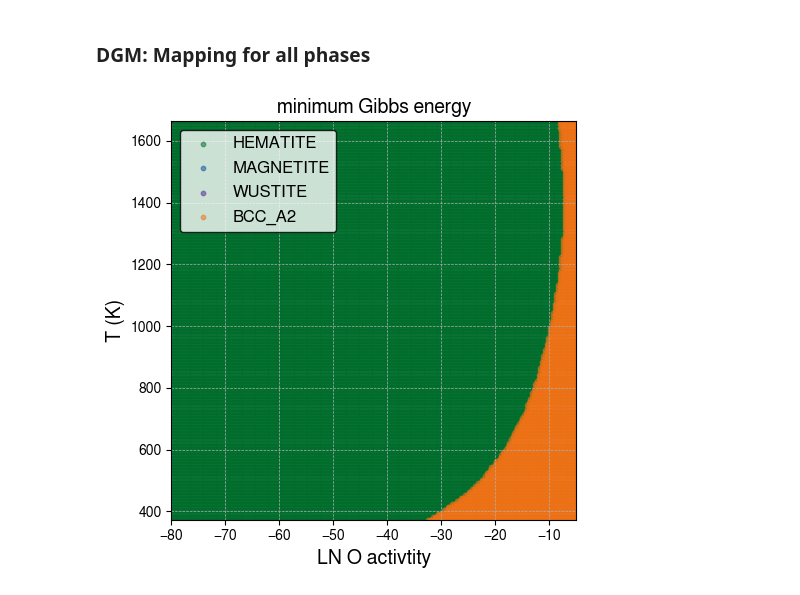
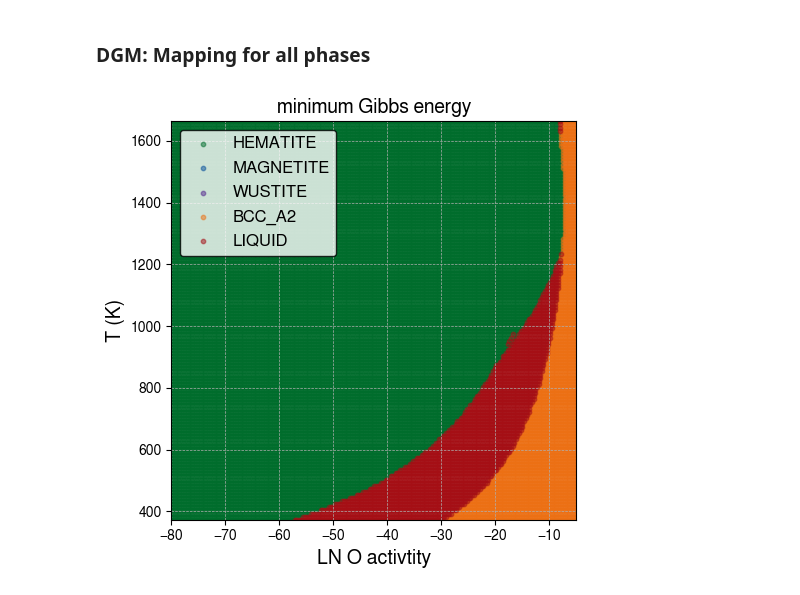
Before and after one commit to YXWU2014/IronOxide_TC, a Jupyter notebook: Oxide_TC_equilibrium.ipynb, the cells around one changed output. Saved outputs shown, nothing was run; the diff lists cells and outputs as text; code cells hidden in the pictures.

```diff
--- a/Oxide_TC_equilibrium.ipynb
+++ b/Oxide_TC_equilibrium.ipynb
@@ -826,34 +828,34 @@ df_DGM_LIQUID = df_DGM[df_DGM['gm(LIQUID)']
 # Plotting the individual dataframes
 plt.figure(figsize=(5, 5))
 
 plt.scatter(df_DGM_HEMATITE['lnacr_o'], df_DGM_HEMATITE['T'], s=10,
             label='HEMATITE', color=colors['HEMATITE'], alpha=0.5)
 
 plt.scatter(df_DGM_MAGNETITE['lnacr_o'], df_DGM_MAGNETITE['T'], s=10,
             label='MAGNETITE', color=colors['MAGNETITE'], alpha=0.5)
 
 plt.scatter(df_DGM_WUSTITE['lnacr_o'], df_DGM_WUSTITE['T'], s=10,
             label='WUSTITE', color=colors['WUSTITE'], alpha=0.5)
 
 plt.scatter(df_DGM_BCC_A2['lnacr_o'], df_DGM_BCC_A2['T'], s=10,
             label='BCC_A2', color=colors['BCC_A2'], alpha=0.5)
 
-# plt.scatter(df_DGM_LIQUID['lnacr_o'], df_DGM_LIQUID['T'], s=10,
-#             label='LIQUID', color=colors['LIQUID'], alpha=0.5)
+plt.scatter(df_DGM_LIQUID['lnacr_o'], df_DGM_LIQUID['T'], s=10,
+            label='LIQUID', color=colors['LIQUID'], alpha=0.5)
 
 plt.xlabel('LN O activtity', fontsize=14)
 plt.ylabel('T (K)', fontsize=14)
 plt.title('minimum Gibbs energy', fontsize=14)
 plt.legend(fontsize=12, loc='upper left',
            facecolor='white', edgecolor='black', framealpha=0.8)
 plt.grid(True, which='both', linestyle='--', linewidth=0.5)
 plt.xlim([min(df_DGM['lnacr_o']), max(df_DGM['lnacr_o'])])
 plt.ylim([min(df_DGM['T']), max(df_DGM['T'])])
 plt.tight_layout()
 
-plt_output_fname = "Oxide_TC_DGM.png"
+plt_output_fname = "Oxide_TC_DGMmin.png"
 plt.savefig(os.path.join(current_directory, plt_output_fname),
             format='png', dpi=300, bbox_inches='tight')
 plt.show()
 # %% [output]
-[figure, old version]
+[figure, new version]
```
Also changed, not shown: parts of 4 cells of this notebook, 13 other files.
